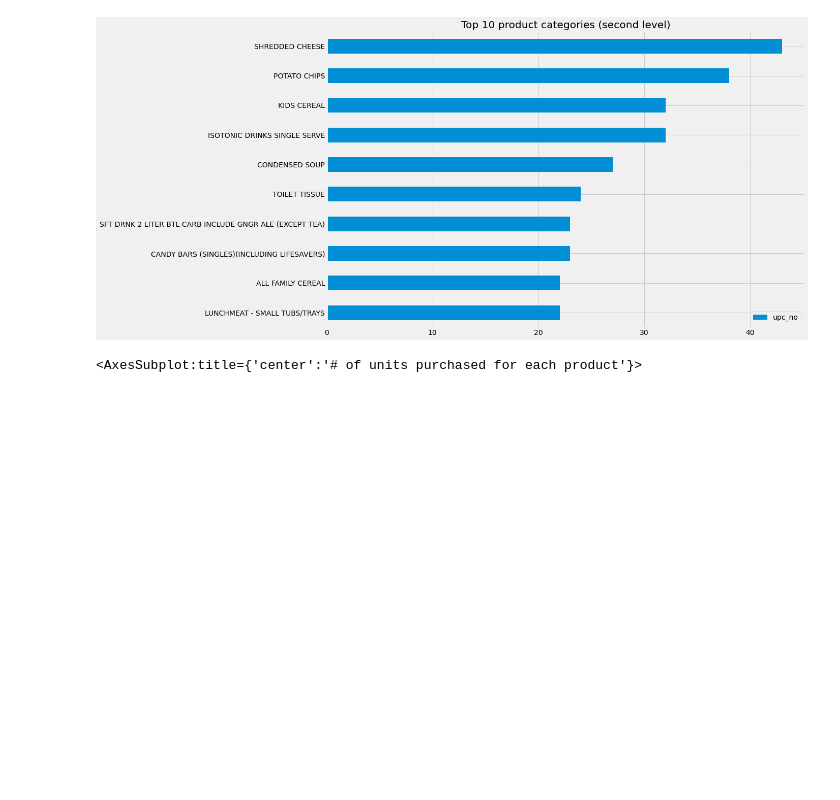
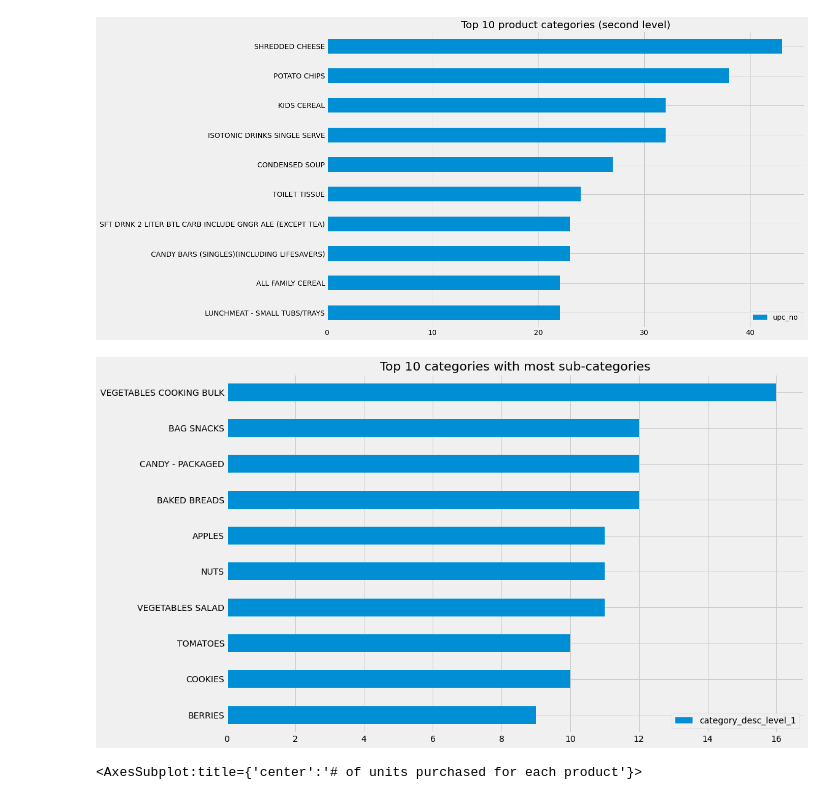
Before and after one commit to bridgecrew-perf6/ml-deployment-coe, a Jupyter notebook: projects/embedding_example/algorithm/Recommendation System.ipynb, the cells around one changed output. Saved outputs shown, nothing was run; the diff lists cells and outputs as text; code cells hidden in the pictures; blank space fills up the shorter version.

Commit message:
updated visuals

```diff
--- a/projects/embedding_example/algorithm/Recommendation System.ipynb
+++ b/projects/embedding_example/algorithm/Recommendation System.ipynb
@@ -191,6 +173,18 @@ product.groupby(["category_desc_level_1"])\
 plt.gca().invert_yaxis()
 # %% [output]
 [figure]
+# %%
+product.groupby(["category_desc_level_2"])\
+.agg({"category_desc_level_1": lambda x: x.nunique()})\
+.reset_index()\
+.sort_values(by = "category_desc_level_1", ascending = False)[:top]\
+.plot.barh(x = "category_desc_level_2", y = "category_desc_level_1",
+           title = "Top %d categories with most sub-categories" % top,
+           figsize = figsize,
+           xlabel = "")
+plt.gca().invert_yaxis()
+# %% [output]
+[figure, added]
 # %%
 sales.groupby("upc_no").agg({"purchase_unit": "sum"})\
 .sort_values("purchase_unit", ascending = False).reset_index(drop = True)\
```
Also changed, not shown: parts of 14 cells of this notebook.
